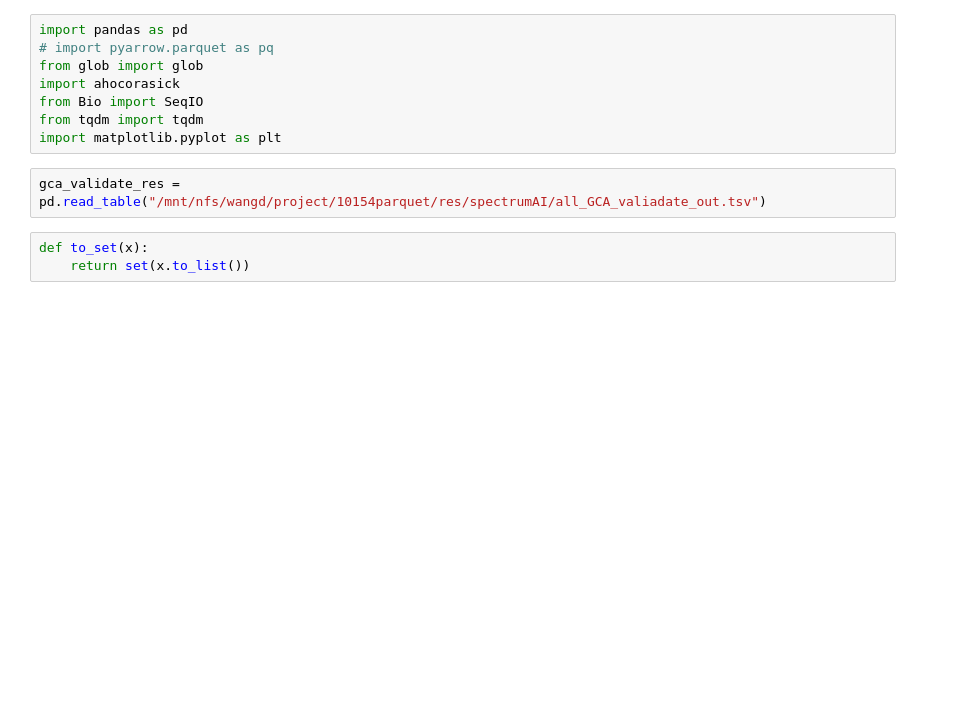
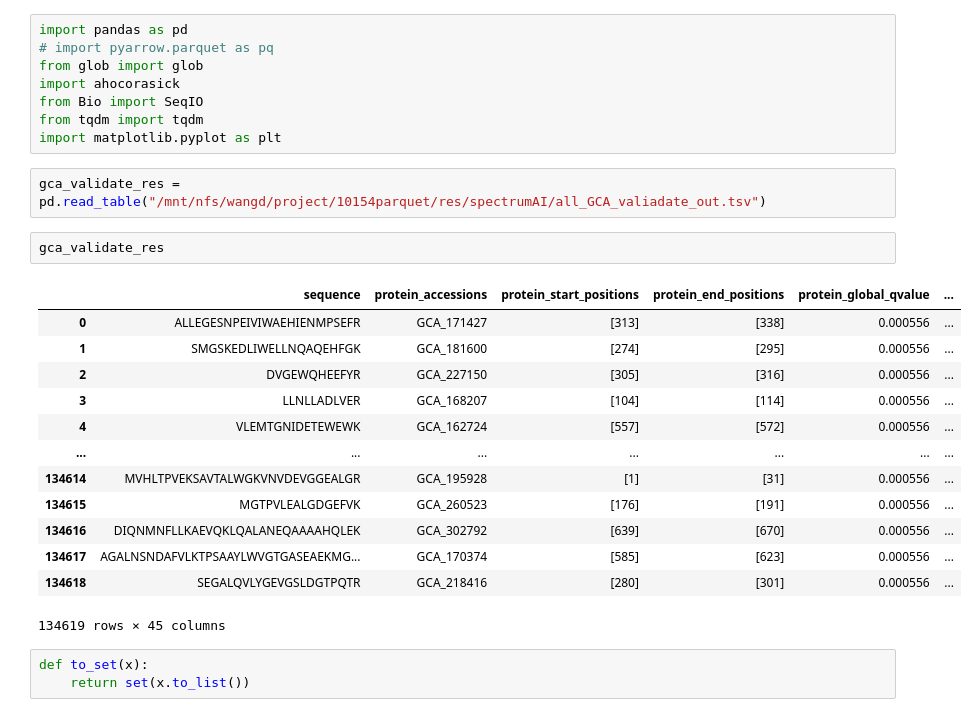
Before and after one commit to bigbio/pgt-pangenome, a Jupyter notebook: Count.ipynb, the cells around one changed output. Saved outputs shown, nothing was run; the diff lists cells and outputs as text; blank space fills up the shorter version.

```diff
--- a/Count.ipynb
+++ b/Count.ipynb
@@ -8,6 +8,22 @@ from tqdm import tqdm
 import matplotlib.pyplot as plt
 # %%
 gca_validate_res = pd.read_table("/mnt/nfs/wangd/project/10154parquet/res/spectrumAI/all_GCA_valiadate_out.tsv")
+# %%
+gca_validate_res
+# %% [output]
+|  | sequence | protein_accessions | protein_start_positions | protein_end_positions | protein_global_qvalue | ... |
+| 0 | ALLEGESNPEIVIWAEHIENMPSEFR | GCA_171427 | [313] | [338] | 0.000556 | ... |
+| 1 | SMGSKEDLIWELLNQAQEHFGK | GCA_181600 | [274] | [295] | 0.000556 | ... |
+| 2 | DVGEWQHEEFYR | GCA_227150 | [305] | [316] | 0.000556 | ... |
+| 3 | LLNLLADLVER | GCA_168207 | [104] | [114] | 0.000556 | ... |
+| 4 | VLEMTGNIDETEWEWK | GCA_162724 | [557] | [572] | 0.000556 | ... |
+| ... | ... | ... | ... | ... | ... | ... |
+| 134614 | MVHLTPVEKSAVTALWGKVNVDEVGGEALGR | GCA_195928 | [1] | [31] | 0.000556 | ... |
+| 134615 | MGTPVLEALGDGEFVK | GCA_260523 | [176] | [191] | 0.000556 | ... |
+| 134616 | DIQNMNFLLKAEVQKLQALANEQAAAAHQLEK | GCA_302792 | [639] | [670] | 0.000556 | ... |
+| 134617 | AGALNSNDAFVLKTPSAAYLWVGTGASEAEKMG... | GCA_170374 | [585] | [623] | 0.000556 | ... |
+| 134618 | SEGALQVLYGEVGSLDGTPQTR | GCA_218416 | [280] | [301] | 0.000556 | ... |
+134619 rows × 45 columns
 # %%
 def to_set(x):
     return set(x.to_list())
```
Also changed, not shown: parts of 13 cells of this notebook, 57 other files.
